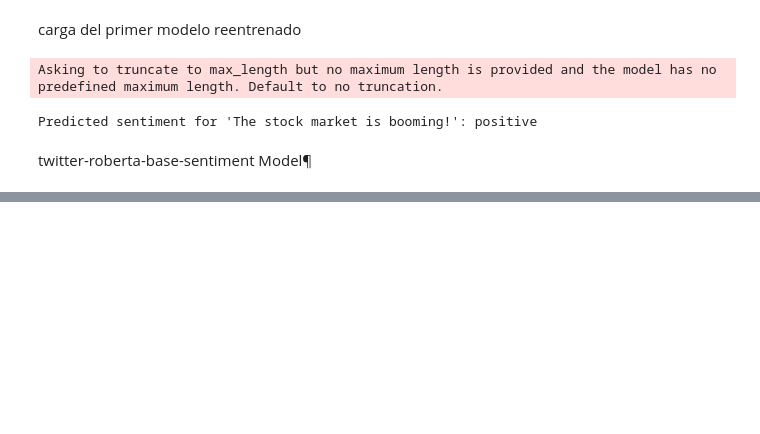
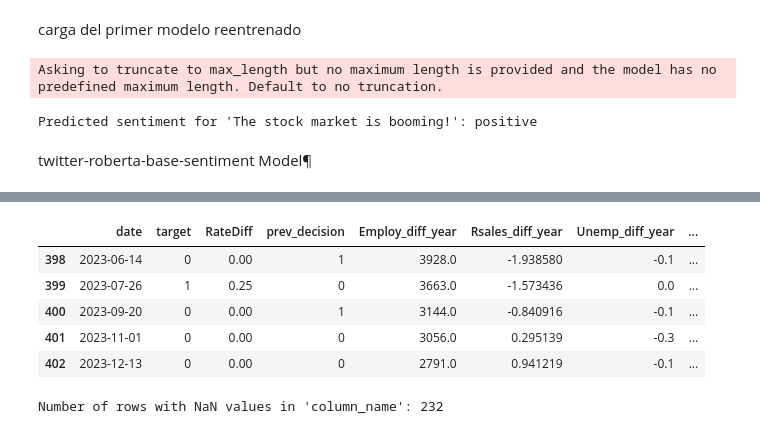
Before and after one commit to luisllll/tfm_ia3_nodata, a Jupyter notebook: Modelado_Luis_prediccion.ipynb, the cells around one changed output, grey strips where cells are left out. Drawn from its saved outputs; the diff is of its cells as text; code cells hidden in the pictures; blank space fills up the shorter version.

```diff
--- a/Modelado_Luis_prediccion.ipynb
+++ b/Modelado_Luis_prediccion.ipynb
@@ -235,0 +267,2 @@ submuestra_df['predicted_roberta'] = preds_roberta; submuestra_df
+# %%
+train_df.reset_index(inplace=True)
@@ -235,0 +277,28 @@ submuestra_df['predicted_roberta'] = preds_roberta; submuestra_df
+# %%
+doc_types = submuestra_df['type'].unique()
+
+merged_dict = defaultdict(list)
+
+for i, row in train_df.iterrows():
+    text_rows = submuestra_df.loc[submuestra_df['next_meeting'] == row['date']]
+    merged_text_all = ""
+    for doc_type in doc_types:
+        merged_text = ""
+        for text in text_rows.loc[text_rows['type'] == doc_type]['text']:
+            merged_text += " " + text
+        merged_dict[doc_type].append(merged_text)
+        merged_text_all += merged_text
+    merged_dict['text'].append(merged_text_all)
+
+    # Append 'next_decision' and 'predicted_roberta' only if text_rows is not empty
+    if not text_rows.empty:
+        merged_dict['next_decision'].append(text_rows['next_decision'].iloc[0])  # Assuming only one decision per meeting
+        merged_dict['predicted_roberta'].append(text_rows['predicted_roberta'].iloc[0])
+    else:
+        merged_dict['next_decision'].append(None)  # Append None if no matching rows found
+        merged_dict['predicted_roberta'].append(None)
+
+for key in merged_dict.keys():
+    train_df[key] = merged_dict[key]
+
+print(train_df)
@@ -235,0 +323,16 @@ submuestra_df['predicted_roberta'] = preds_roberta; submuestra_df
+# %%
+train_df.tail()
+# %% [output]
+|  | date | target | RateDiff | prev_decision | Employ_diff_year | Rsales_diff_year | Unemp_diff_year | ... |
+| 398 | 2023-06-14 | 0 | 0.00 | 1 | 3928.0 | -1.938580 | -0.1 | ... |
+| 399 | 2023-07-26 | 1 | 0.25 | 0 | 3663.0 | -1.573436 | 0.0 | ... |
+| 400 | 2023-09-20 | 0 | 0.00 | 1 | 3144.0 | -0.840916 | -0.1 | ... |
+| 401 | 2023-11-01 | 0 | 0.00 | 0 | 3056.0 | 0.295139 | -0.3 | ... |
+| 402 | 2023-12-13 | 0 | 0.00 | 0 | 2791.0 | 0.941219 | -0.1 | ... |
+# %%
+# Assuming df is your DataFrame and 'column_name' is the column where you want to check for NaN values
+nan_count = train_df[train_df['next_decision'].isna()].shape[0]
+
+print("Number of rows with NaN values in 'column_name':", nan_count)
+# %% [output]
+Number of rows with NaN values in 'column_name': 232
```
Also changed, not shown: parts of 8 cells of this notebook, 1 other file.
